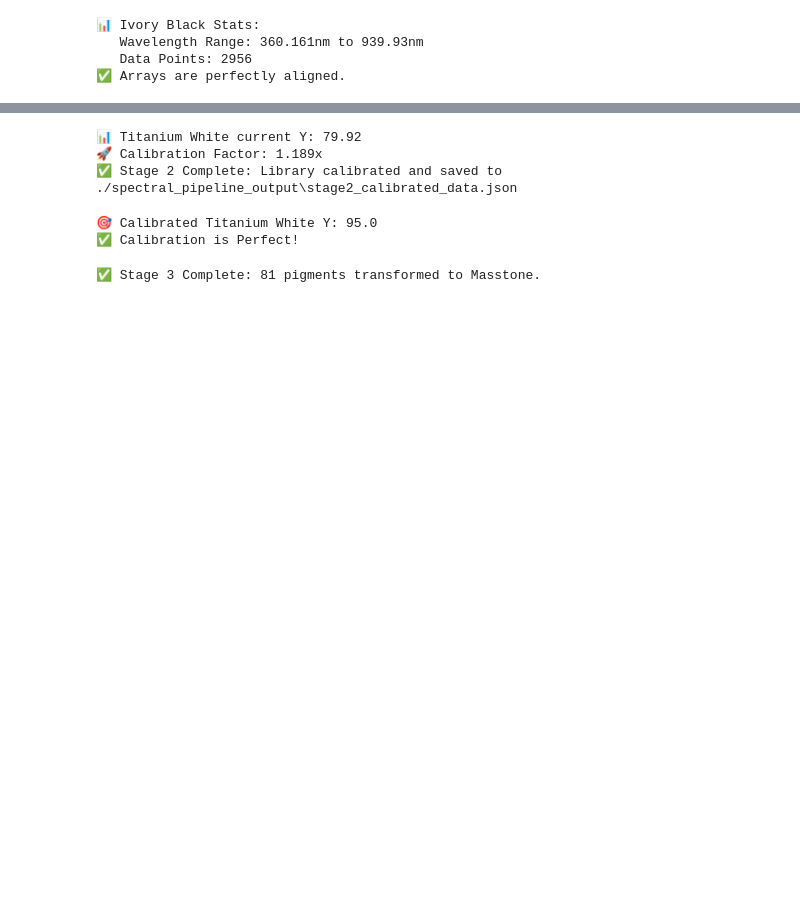
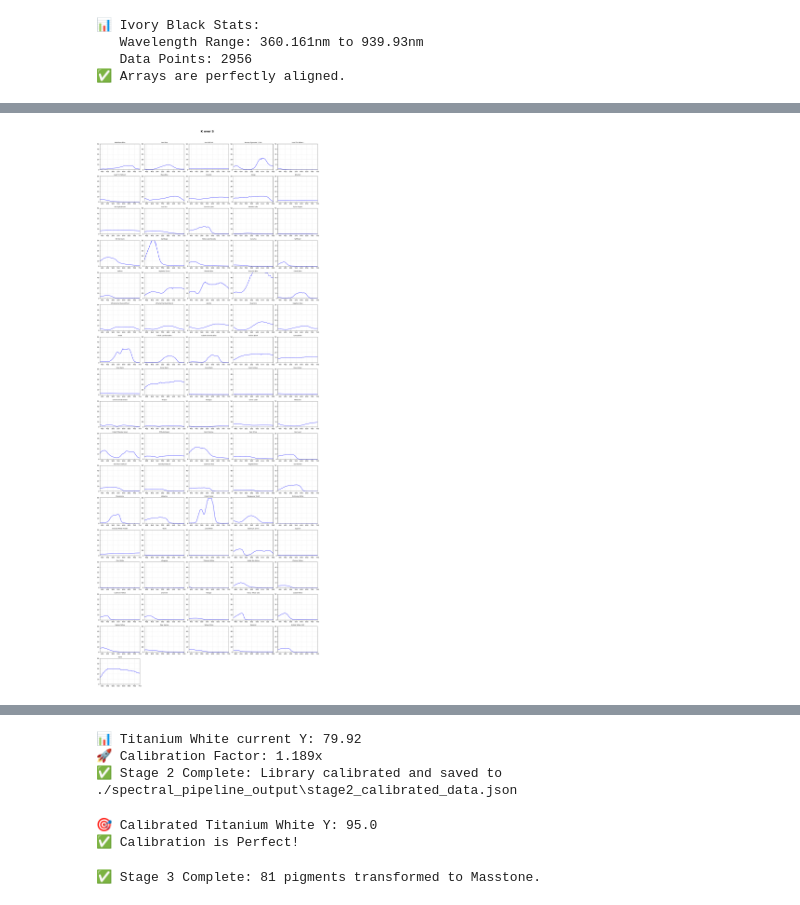
Before and after one commit to oren12321/ReflectanceCurvesDataset, a Jupyter notebook: spectral_pipeline_PoC.ipynb, the cells around one changed output, grey strips where cells are left out. Saved outputs shown, nothing was run; the diff lists cells and outputs as text; code cells hidden in the pictures; blank space fills up the shorter version.

```diff
--- a/spectral_pipeline_PoC.ipynb
+++ b/spectral_pipeline_PoC.ipynb
@@ -216,0 +341,50 @@ visualize_standardization_quality(stage0_data, stage1_data, "titanium white")
+# %%
+import json
+import numpy as np
+import matplotlib.pyplot as plt
+import math
+
+def visualize_K_over_S_grid(json_path, title="K over S"):
+    """
+    PURPOSE:
+        Displays a grid of reflectance curves for all pigments in a JSON file.
+        Useful for visually auditing Stage 0, Stage 1, or later stages.
+
+    INPUT:
+        json_path : path to a stage JSON file (e.g., stage1_standardized_data.json)
+
+    BEHAVIOR:
+        - Creates a grid of subplots
+        - Each subplot shows one pigment's reflectance curve
+        - Automatically adjusts grid size based on pigment count
+    """
+
+    # --- Load JSON ---
+    with open(json_path, 'r') as f:
+        data = json.load(f)
+
+    n = len(data)
+    cols = 5
+    rows = math.ceil(n / cols)
+
+    plt.figure(figsize=(cols * 4, rows * 3))
+    plt.suptitle(title, fontsize=18, fontweight='bold')
+
+    for i, pigment in enumerate(data):
+        w = np.array(pigment["wavelengths"])
+        r = np.array(pigment["K_over_S"])
+
+        ax = plt.subplot(rows, cols, i + 1)
+        ax.plot(w, r, color="blue", linewidth=1.5)
+
+        ax.set_title(pigment["name"], fontsize=9)
+        ax.set_ylim(0, 50)
+        ax.set_xlim(w.min(), w.max())
+        ax.grid(True, alpha=0.3)
+
+    plt.tight_layout(rect=[0, 0, 1, 0.97])
+    plt.show()
+
+visualize_K_over_S_grid("./spectral_pipeline_output/stage2_K_over_S_pigments.json")
+# %% [output]
+[figure, added]
```
Also changed, not shown: parts of 13 cells of this notebook, 11 other files.
